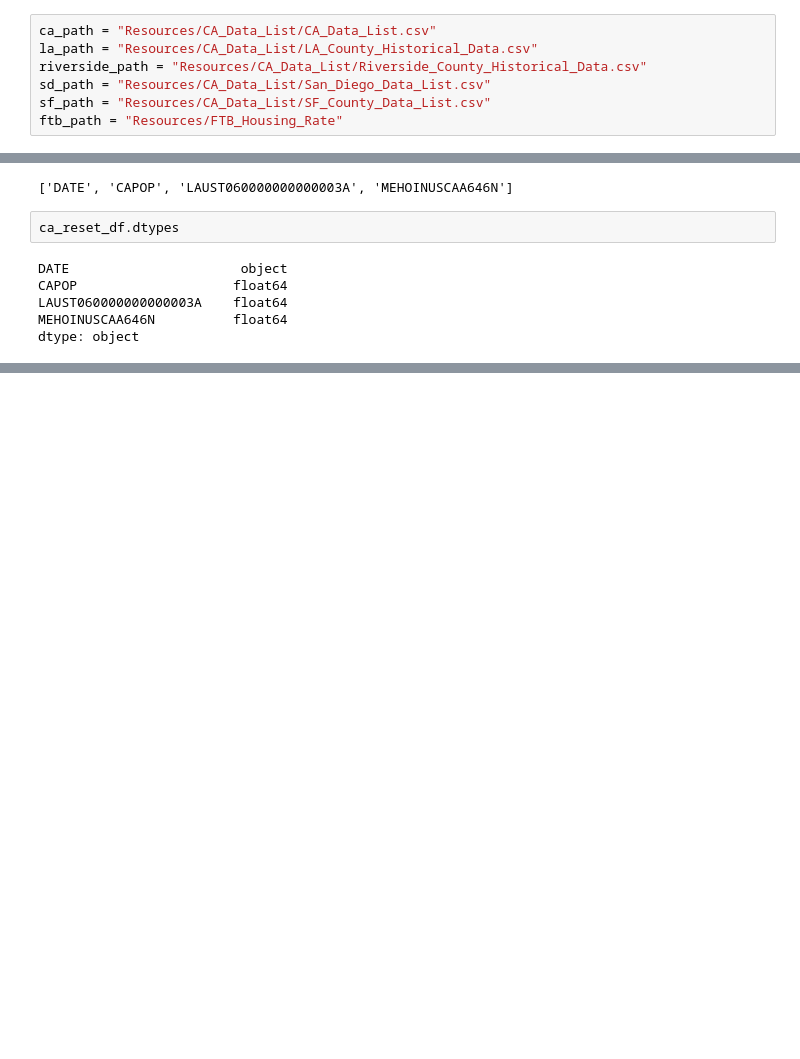
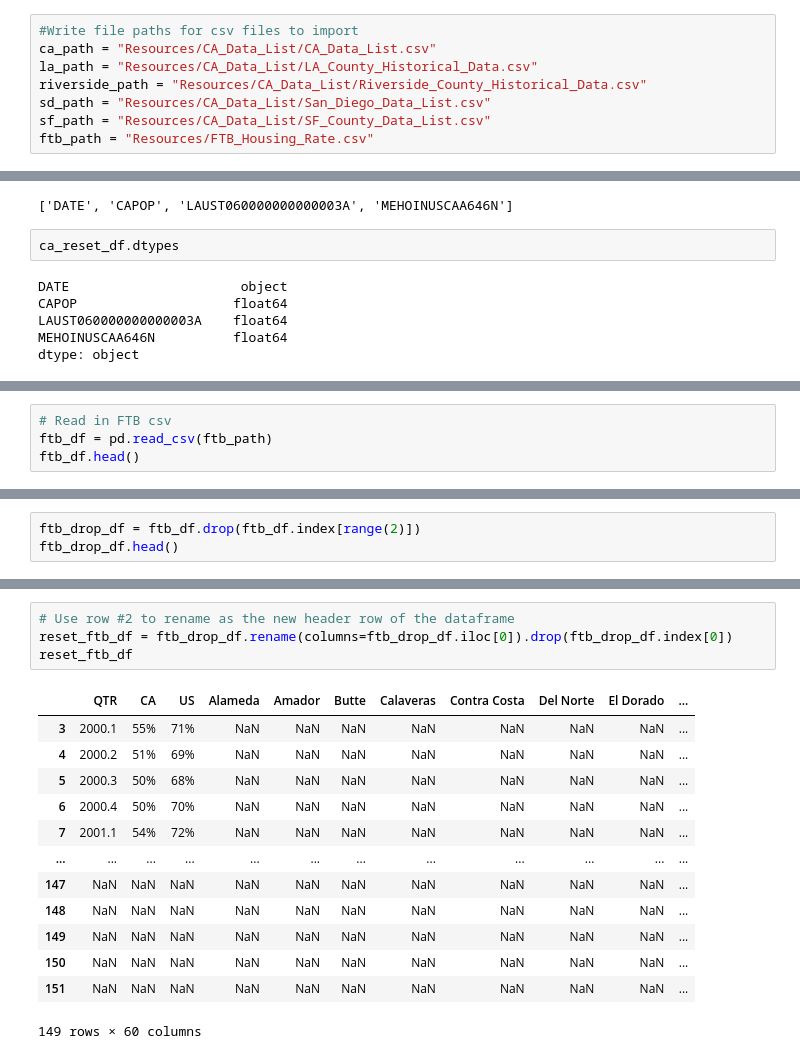
Before and after one commit to dpTuttle/final_project, a Jupyter notebook: CSV_Files.ipynb, the cells around one changed output, grey strips where cells are left out. Cells and saved outputs as stored; diff of their text form; blank space fills up the shorter version.

```diff
--- a/CSV_Files.ipynb
+++ b/CSV_Files.ipynb
@@ -2,10 +2,11 @@
 import pandas as pd
 from pathlib import Path
 # %%
+#Write file paths for csv files to import
 ca_path = "Resources/CA_Data_List/CA_Data_List.csv"
 la_path = "Resources/CA_Data_List/LA_County_Historical_Data.csv"
 riverside_path = "Resources/CA_Data_List/Riverside_County_Historical_Data.csv"
 sd_path = "Resources/CA_Data_List/San_Diego_Data_List.csv"
 sf_path = "Resources/CA_Data_List/SF_County_Data_List.csv"
-ftb_path = "Resources/FTB_Housing_Rate"
+ftb_path = "Resources/FTB_Housing_Rate.csv"
 # %%
@@ -86,0 +476,4 @@ dtype: object
+# %%
+# Read in FTB csv
+ftb_df = pd.read_csv(ftb_path)
+ftb_df.head()
@@ -86,0 +488,3 @@ dtype: object
+# %%
+ftb_drop_df = ftb_df.drop(ftb_df.index[range(2)])
+ftb_drop_df.head()
@@ -86,0 +499,18 @@ dtype: object
+# %%
+# Use row #2 to rename as the new header row of the dataframe
+reset_ftb_df = ftb_drop_df.rename(columns=ftb_drop_df.iloc[0]).drop(ftb_drop_df.index[0])
+reset_ftb_df
+# %% [output]
+|  | QTR | CA | US | Alameda | Amador | Butte | Calaveras | Contra Costa | Del Norte | El Dorado | ... |
+| 3 | 2000.1 | 55% | 71% | NaN | NaN | NaN | NaN | NaN | NaN | NaN | ... |
+| 4 | 2000.2 | 51% | 69% | NaN | NaN | NaN | NaN | NaN | NaN | NaN | ... |
+| 5 | 2000.3 | 50% | 68% | NaN | NaN | NaN | NaN | NaN | NaN | NaN | ... |
+| 6 | 2000.4 | 50% | 70% | NaN | NaN | NaN | NaN | NaN | NaN | NaN | ... |
+| 7 | 2001.1 | 54% | 72% | NaN | NaN | NaN | NaN | NaN | NaN | NaN | ... |
+| ... | ... | ... | ... | ... | ... | ... | ... | ... | ... | ... | ... |
+| 147 | NaN | NaN | NaN | NaN | NaN | NaN | NaN | NaN | NaN | NaN | ... |
+| 148 | NaN | NaN | NaN | NaN | NaN | NaN | NaN | NaN | NaN | NaN | ... |
+| 149 | NaN | NaN | NaN | NaN | NaN | NaN | NaN | NaN | NaN | NaN | ... |
+| 150 | NaN | NaN | NaN | NaN | NaN | NaN | NaN | NaN | NaN | NaN | ... |
+| 151 | NaN | NaN | NaN | NaN | NaN | NaN | NaN | NaN | NaN | NaN | ... |
+149 rows × 60 columns
```
Also changed, not shown: parts of 43 cells of this notebook.
